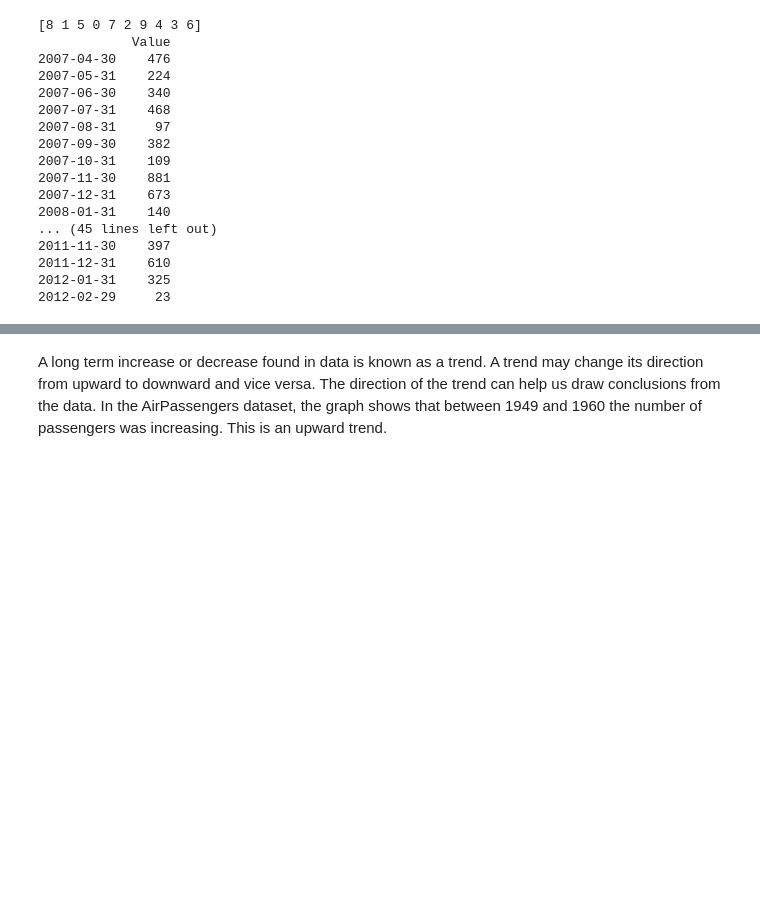
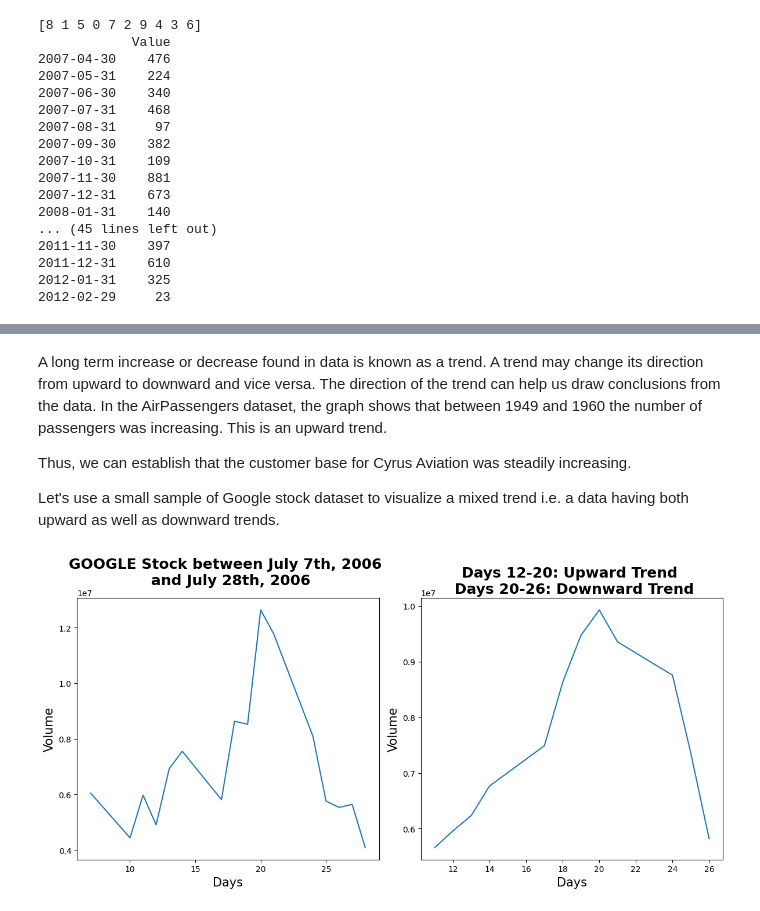
Before and after one commit to AdixSasuke/TimeSeriesAnalysis, a Jupyter notebook: Learning.ipynb, the cells around one changed output, grey strips where cells are left out. Drawn from its saved outputs; the diff is of its cells as text; code cells hidden in the pictures; blank space fills up the shorter version.

Commit message:
Trends and Seasons in time series data

```diff
--- a/Learning.ipynb
+++ b/Learning.ipynb
@@ -73,3 +89,30 @@ plt.show()
 # %% [markdown]
 A long term increase or decrease found in data is known as a trend. A trend may change its direction from upward to downward and vice versa. The direction of the trend can help us draw conclusions from the data.
 In the AirPassengers dataset, the graph shows that between 1949 and 1960 the number of passengers was increasing. This is an upward trend.
+
+Thus, we can establish that the customer base for Cyrus Aviation was steadily increasing.
+
+Let's use a small sample of Google stock dataset to visualize a mixed trend i.e. a data having both upward as well as downward trends.
+# %%
+#Importing libraries
+import pandas as pd
+import matplotlib.pyplot as plt
+# Reading file
+dateparse = lambda dates: pd.datetime.strptime(dates, '%m/%d/%Y')
+GOOG_stock = pd.read_csv('Google_stock.csv', index_col='Date', date_parser=dateparse)
+# Visualizing upward and downward trends
+plt.figure(figsize=(12, 6))
+ax1 = plt.subplot2grid((1, 2), (0,0))
+ax1.plot(GOOG_stock.index.day, # Labeling only days
+        GOOG_stock.Volume)
+ax1.set_xlabel('Days', fontsize=15)
+ax1.set_ylabel('Volume', fontsize=15)
+ax1.set_title('GOOGLE Stock between July 7th, 2006 \n and July 28th, 2006', weight='bold', fontsize=18)
+ax2 = plt.subplot2grid((1, 2), (0,1))
+ax2.plot(GOOG_stock.index.day, seasonal_decompose(GOOG_stock.Volume).trend)
+ax2.set_xlabel('Days', fontsize=15)
+ax2.set_ylabel('Volume', fontsize=15)
+ax2.set_title('Days 12-20: Upward Trend \n Days 20-26: Downward Trend', weight='bold', fontsize=18)
+plt.tight_layout()
+# %% [output]
+[figure, added]
```
Also changed, not shown: parts of 3 cells of this notebook, 1 other file.
